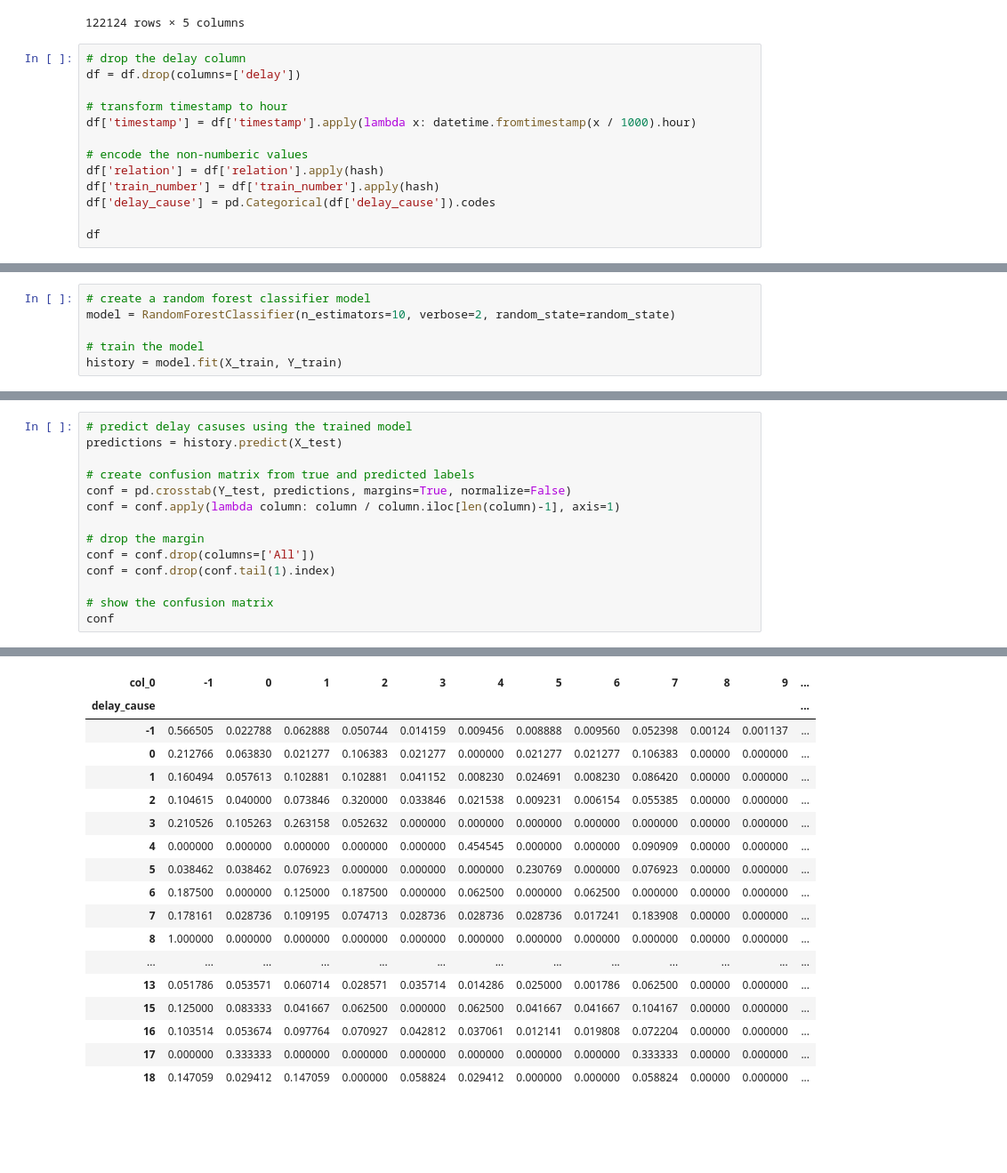
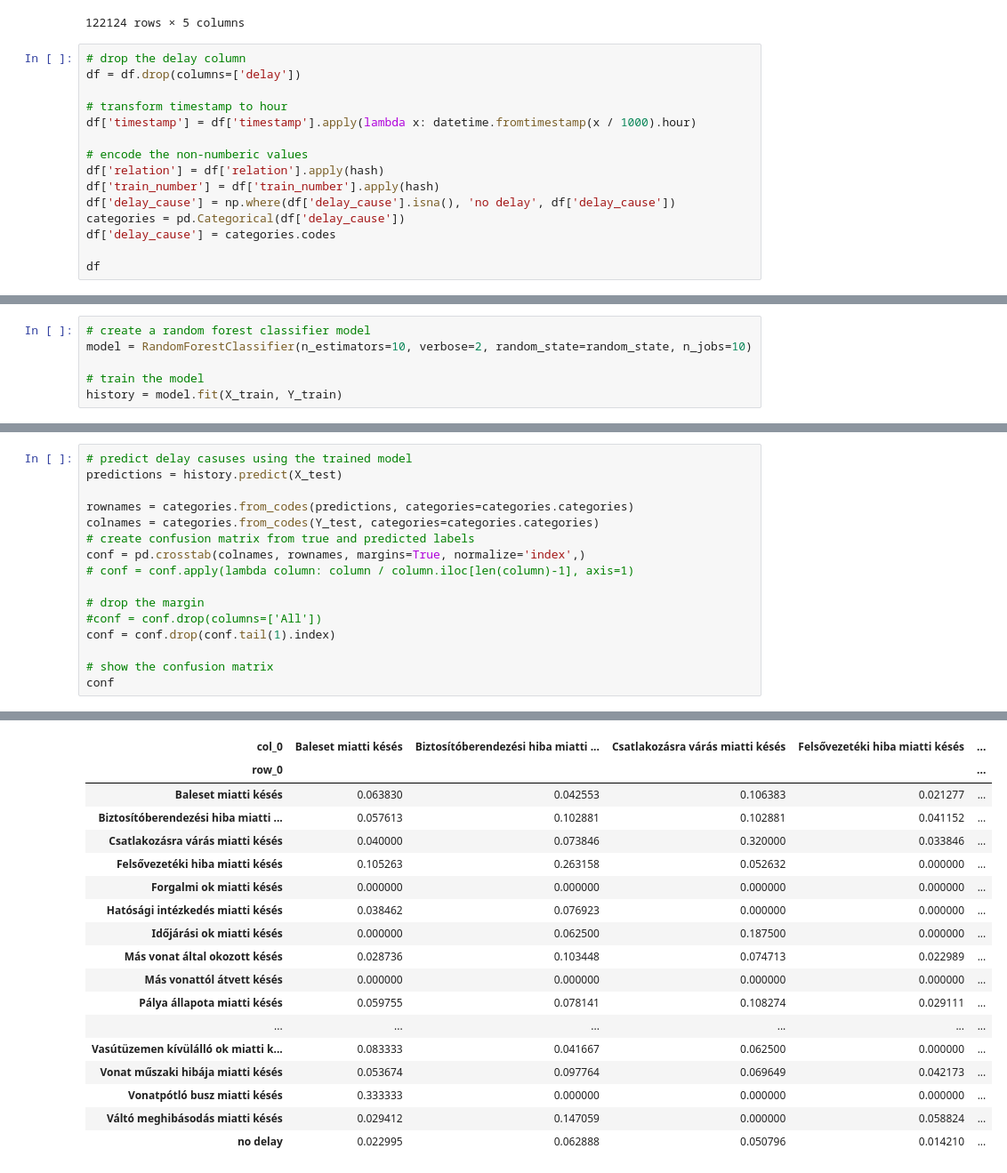
Before and after one commit to jazzysnake/mav-delay-eda, a Jupyter notebook: train_delay_cause_prediction.ipynb, the cells around one changed output, grey strips where cells are left out. Shown: that part at 89% size. Cells and saved outputs as stored; diff of their text form; blank space fills up the shorter version.

```diff
--- a/train_delay_cause_prediction.ipynb
+++ b/train_delay_cause_prediction.ipynb
@@ -43,7 +44,9 @@ df['timestamp'] = df['timestamp'].apply(lambda x: datetime.fromtimestamp(x / 100
 # encode the non-numberic values
 df['relation'] = df['relation'].apply(hash)
 df['train_number'] = df['train_number'].apply(hash)
-df['delay_cause'] = pd.Categorical(df['delay_cause']).codes
+df['delay_cause'] = np.where(df['delay_cause'].isna(), 'no delay', df['delay_cause'])
+categories = pd.Categorical(df['delay_cause'])
+df['delay_cause'] = categories.codes
 
 df
 # %% [output]
@@ -73,6 +107,6 @@ X_train, Y_train = ros.fit_resample(X_train, Y_train)
 # %%
 # create a random forest classifier model
-model = RandomForestClassifier(n_estimators=10, verbose=2, random_state=random_state)
+model = RandomForestClassifier(n_estimators=10, verbose=2, random_state=random_state, n_jobs=10)
 
 # train the model
 history = model.fit(X_train, Y_train)
@@ -103,12 +137,14 @@ score
 # predict delay casuses using the trained model
 predictions = history.predict(X_test)
 
+rownames = categories.from_codes(predictions, categories=categories.categories)
+colnames = categories.from_codes(Y_test, categories=categories.categories)
 # create confusion matrix from true and predicted labels
-conf = pd.crosstab(Y_test, predictions, margins=True, normalize=False)
-conf = conf.apply(lambda column: column / column.iloc[len(column)-1], axis=1)
+conf = pd.crosstab(colnames, rownames, margins=True, normalize='index',)
+# conf = conf.apply(lambda column: column / column.iloc[len(column)-1], axis=1)
 
 # drop the margin
-conf = conf.drop(columns=['All'])
+#conf = conf.drop(columns=['All'])
 conf = conf.drop(conf.tail(1).index)
 
 # show the confusion matrix
@@ -120,19 +156,19 @@ conf
-| col_0 | -1 | 0 | 1 | 2 | 3 | 4 | 5 | 6 | 7 | 8 | 9 | ... |
-| delay_cause |  |  |  |  |  |  |  |  |  |  |  | ... |
-| -1 | 0.566505 | 0.022788 | 0.062888 | 0.050744 | 0.014159 | 0.009456 | 0.008888 | 0.009560 | 0.052398 | 0.00124 | 0.001137 | ... |
-| 0 | 0.212766 | 0.063830 | 0.021277 | 0.106383 | 0.021277 | 0.000000 | 0.021277 | 0.021277 | 0.106383 | 0.00000 | 0.000000 | ... |
-| 1 | 0.160494 | 0.057613 | 0.102881 | 0.102881 | 0.041152 | 0.008230 | 0.024691 | 0.008230 | 0.086420 | 0.00000 | 0.000000 | ... |
-| 2 | 0.104615 | 0.040000 | 0.073846 | 0.320000 | 0.033846 | 0.021538 | 0.009231 | 0.006154 | 0.055385 | 0.00000 | 0.000000 | ... |
-| 3 | 0.210526 | 0.105263 | 0.263158 | 0.052632 | 0.000000 | 0.000000 | 0.000000 | 0.000000 | 0.000000 | 0.00000 | 0.000000 | ... |
-| 4 | 0.000000 | 0.000000 | 0.000000 | 0.000000 | 0.000000 | 0.454545 | 0.000000 | 0.000000 | 0.090909 | 0.00000 | 0.000000 | ... |
-| 5 | 0.038462 | 0.038462 | 0.076923 | 0.000000 | 0.000000 | 0.000000 | 0.230769 | 0.000000 | 0.076923 | 0.00000 | 0.000000 | ... |
-| 6 | 0.187500 | 0.000000 | 0.125000 | 0.187500 | 0.000000 | 0.062500 | 0.000000 | 0.062500 | 0.000000 | 0.00000 | 0.000000 | ... |
-| 7 | 0.178161 | 0.028736 | 0.109195 | 0.074713 | 0.028736 | 0.028736 | 0.028736 | 0.017241 | 0.183908 | 0.00000 | 0.000000 | ... |
-| 8 | 1.000000 | 0.000000 | 0.000000 | 0.000000 | 0.000000 | 0.000000 | 0.000000 | 0.000000 | 0.000000 | 0.00000 | 0.000000 | ... |
-| ... | ... | ... | ... | ... | ... | ... | ... | ... | ... | ... | ... | ... |
-| 13 | 0.051786 | 0.053571 | 0.060714 | 0.028571 | 0.035714 | 0.014286 | 0.025000 | 0.001786 | 0.062500 | 0.00000 | 0.000000 | ... |
-| 15 | 0.125000 | 0.083333 | 0.041667 | 0.062500 | 0.000000 | 0.062500 | 0.041667 | 0.041667 | 0.104167 | 0.00000 | 0.000000 | ... |
-| 16 | 0.103514 | 0.053674 | 0.097764 | 0.070927 | 0.042812 | 0.037061 | 0.012141 | 0.019808 | 0.072204 | 0.00000 | 0.000000 | ... |
-| 17 | 0.000000 | 0.333333 | 0.000000 | 0.000000 | 0.000000 | 0.000000 | 0.000000 | 0.000000 | 0.333333 | 0.00000 | 0.000000 | ... |
-| 18 | 0.147059 | 0.029412 | 0.147059 | 0.000000 | 0.058824 | 0.029412 | 0.000000 | 0.000000 | 0.058824 | 0.00000 | 0.000000 | ... |
+| col_0 | Baleset miatti késés | Biztosítóberendezési hiba miatti ... | Csatlakozásra várás miatti késés | Felsővezetéki hiba miatti késés | ... |
+| row_0 |  |  |  |  | ... |
+| Baleset miatti késés | 0.063830 | 0.042553 | 0.106383 | 0.021277 | ... |
+| Biztosítóberendezési hiba miatti ... | 0.057613 | 0.102881 | 0.102881 | 0.041152 | ... |
+| Csatlakozásra várás miatti késés | 0.040000 | 0.073846 | 0.320000 | 0.033846 | ... |
+| Felsővezetéki hiba miatti késés | 0.105263 | 0.263158 | 0.052632 | 0.000000 | ... |
+| Forgalmi ok miatti késés | 0.000000 | 0.000000 | 0.000000 | 0.000000 | ... |
+| Hatósági intézkedés miatti késés | 0.038462 | 0.076923 | 0.000000 | 0.000000 | ... |
+| Időjárási ok miatti késés | 0.000000 | 0.062500 | 0.187500 | 0.000000 | ... |
+| Más vonat által okozott késés | 0.028736 | 0.103448 | 0.074713 | 0.022989 | ... |
+| Más vonattól átvett késés | 0.000000 | 0.000000 | 0.000000 | 0.000000 | ... |
+| Pálya állapota miatti késés | 0.059755 | 0.078141 | 0.108274 | 0.029111 | ... |
+| ... | ... | ... | ... | ... | ... |
+| Vasútüzemen kívülálló ok miatti k... | 0.083333 | 0.041667 | 0.062500 | 0.000000 | ... |
+| Vonat műszaki hibája miatti késés | 0.053674 | 0.097764 | 0.069649 | 0.042173 | ... |
+| Vonatpótló busz miatti késés | 0.333333 | 0.000000 | 0.000000 | 0.000000 | ... |
+| Váltó meghibásodás miatti késés | 0.029412 | 0.147059 | 0.000000 | 0.058824 | ... |
+| no delay | 0.022995 | 0.062888 | 0.050796 | 0.014210 | ... |
 # %%
```
Also changed, not shown: parts of 10 cells of this notebook.
